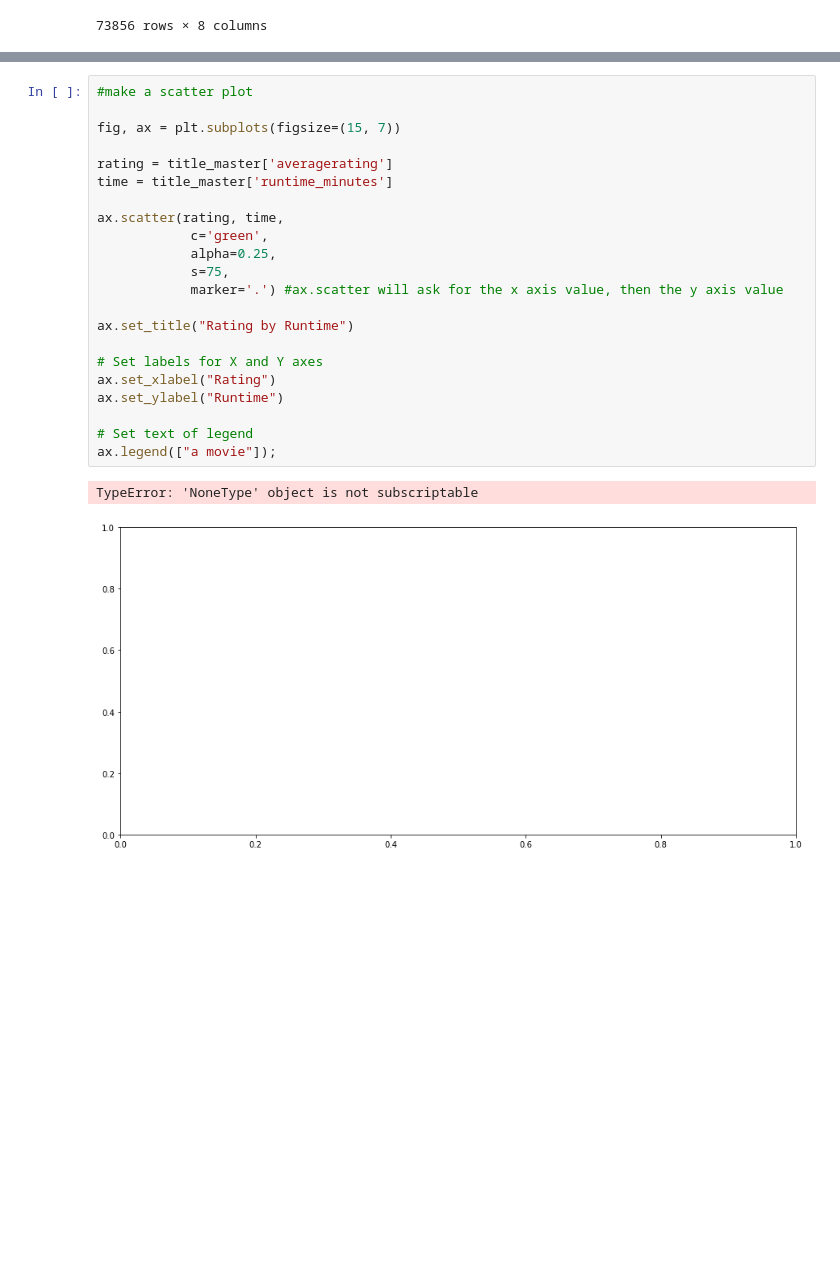
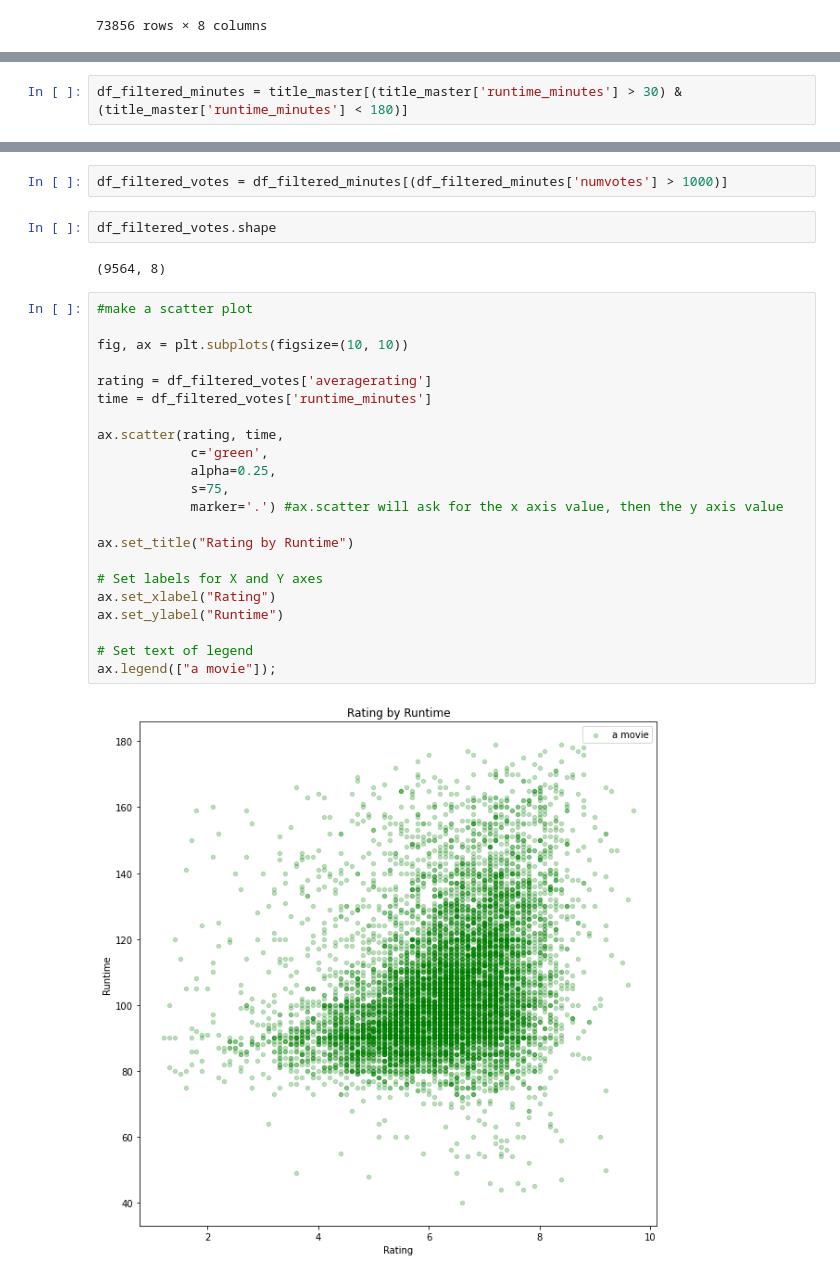
Before and after one commit to ElyLin/MovieAnalysisProject, a Jupyter notebook: LOUIS.ipynb, the cells around one changed output, grey strips where cells are left out. Saved outputs shown, nothing was run; the diff lists cells and outputs as text; blank space fills up the shorter version.

```diff
--- a/LOUIS.ipynb
+++ b/LOUIS.ipynb
@@ -100,0 +96,2 @@ SyntaxError: positional argument follows keyword argument (<ipython-input-111-a6
+# %%
+df_filtered_minutes = title_master[(title_master['runtime_minutes'] > 30) & (title_master['runtime_minutes'] < 180)]
@@ -101,25 +102,30 @@ SyntaxError: positional argument follows keyword argument (<ipython-input-111-a6
+# %%
+df_filtered_votes = df_filtered_minutes[(df_filtered_minutes['numvotes'] > 1000)]
+# %%
+df_filtered_votes.shape
+# %% [output]
+(9564, 8)
 # %%
 #make a scatter plot
 
-fig, ax = plt.subplots(figsize=(15, 7))
+fig, ax = plt.subplots(figsize=(10, 10))
 
-rating = title_master['averagerating']
-time = title_master['runtime_minutes']
+rating = df_filtered_votes['averagerating']
+time = df_filtered_votes['runtime_minutes']
 
 ax.scatter(rating, time,
             c='green',
             alpha=0.25,
             s=75,
             marker='.') #ax.scatter will ask for the x axis value, then the y axis value
 
 ax.set_title("Rating by Runtime")
 
 # Set labels for X and Y axes
 ax.set_xlabel("Rating")
 ax.set_ylabel("Runtime")
 
 # Set text of legend
 ax.legend(["a movie"]);
 # %% [output]
-TypeError: 'NoneType' object is not subscriptable
-[figure, old version]
+[figure, new version]
```
Also changed, not shown: parts of 5 cells of this notebook.
